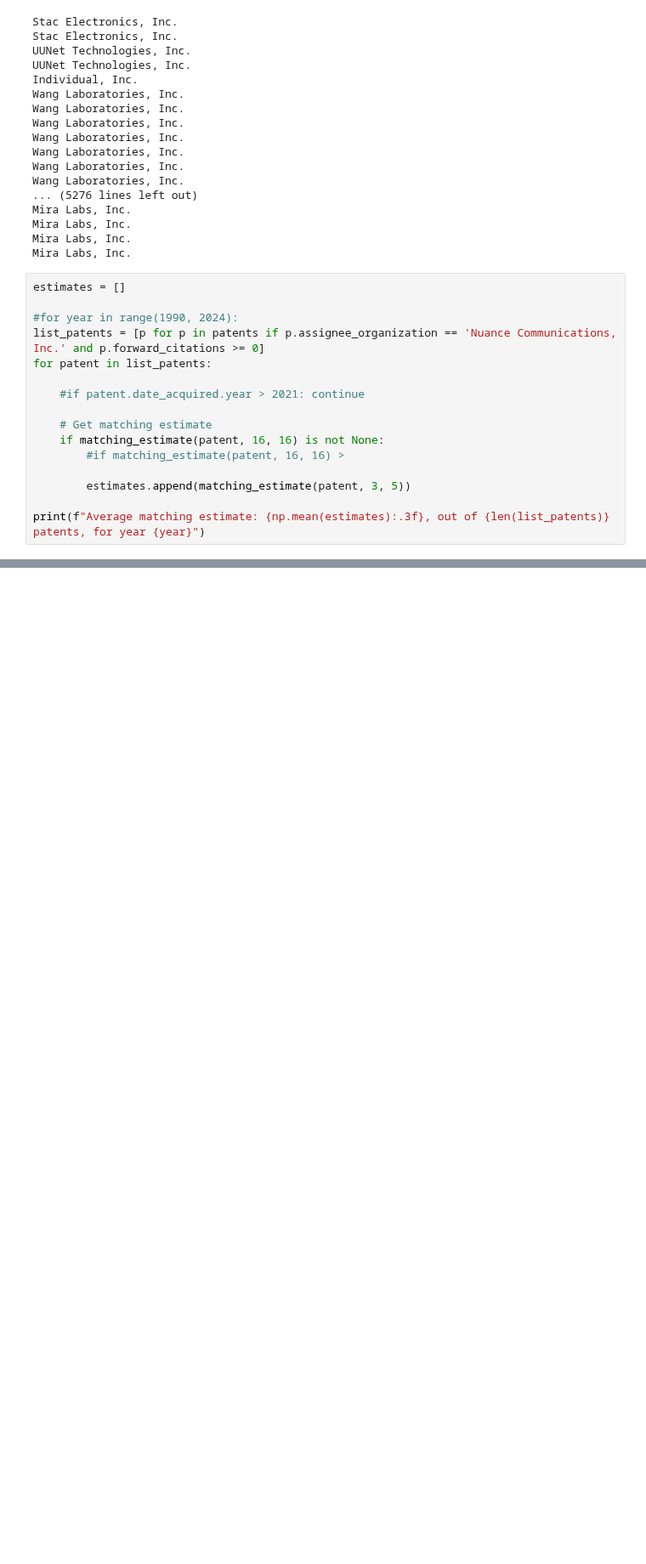
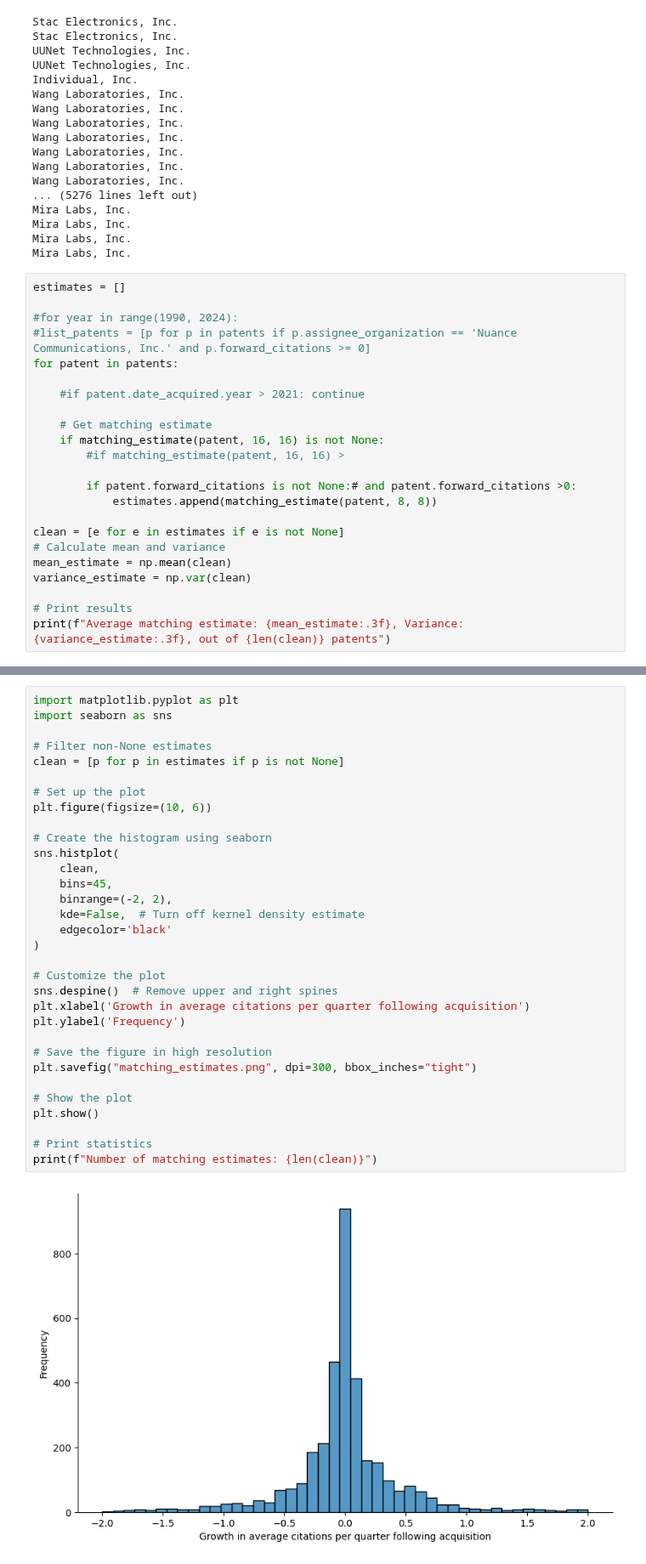
Before and after one commit to amusali/bert_for_patents, a Jupyter notebook: 05 Analysis/01 Main/Comparison of forward citations.ipynb, the cells around one changed output, grey strips where cells are left out. Shown at 85% size. Cells and saved outputs as stored; diff of their text form; blank space fills up the shorter version.

```diff
--- a/05 Analysis/01 Main/Comparison of forward citations.ipynb
+++ b/05 Analysis/01 Main/Comparison of forward citations.ipynb
@@ -486,8 +553,8 @@ Mira Labs, Inc.
 estimates = []
 
 #for year in range(1990, 2024):
-list_patents = [p for p in patents if p.assignee_organization == 'Nuance Communications, Inc.' and p.forward_citations >= 0]
-for patent in list_patents:
+#list_patents = [p for p in patents if p.assignee_organization == 'Nuance Communications, Inc.' and p.forward_citations >= 0]
+for patent in patents:
 
     #if patent.date_acquired.year > 2021: continue
 
@@ -495,7 +562,14 @@ for patent in list_patents:
     if matching_estimate(patent, 16, 16) is not None:
         #if matching_estimate(patent, 16, 16) >
 
-        estimates.append(matching_estimate(patent, 3, 5))
+        if patent.forward_citations is not None:# and patent.forward_citations >0:
+            estimates.append(matching_estimate(patent, 8, 8))
 
-print(f"Average matching estimate: {np.mean(estimates):.3f}, out of {len(list_patents)} patents, for year {year}")
+clean = [e for e in estimates if e is not None]
+# Calculate mean and variance
+mean_estimate = np.mean(clean)
+variance_estimate = np.var(clean)
+
+# Print results
+print(f"Average matching estimate: {mean_estimate:.3f}, Variance: {variance_estimate:.3f}, out of {len(clean)} patents")
 # %% [output]
@@ -519,0 +577,34 @@ plt.show()
+# %%
+import matplotlib.pyplot as plt
+import seaborn as sns
+
+# Filter non-None estimates
+clean = [p for p in estimates if p is not None]
+
+# Set up the plot
+plt.figure(figsize=(10, 6))
+
+# Create the histogram using seaborn
+sns.histplot(
+    clean,
+    bins=45,
+    binrange=(-2, 2),
+    kde=False,  # Turn off kernel density estimate
+    edgecolor='black'
+)
+
+# Customize the plot
+sns.despine()  # Remove upper and right spines
+plt.xlabel('Growth in average citations per quarter following acquisition')
+plt.ylabel('Frequency')
+
+# Save the figure in high resolution
+plt.savefig("matching_estimates.png", dpi=300, bbox_inches="tight")
+
+# Show the plot
+plt.show()
+
+# Print statistics
+print(f"Number of matching estimates: {len(clean)}")
+# %% [output]
+[figure, added]
```
Also changed, not shown: parts of 12 cells of this notebook, 16 other files.
